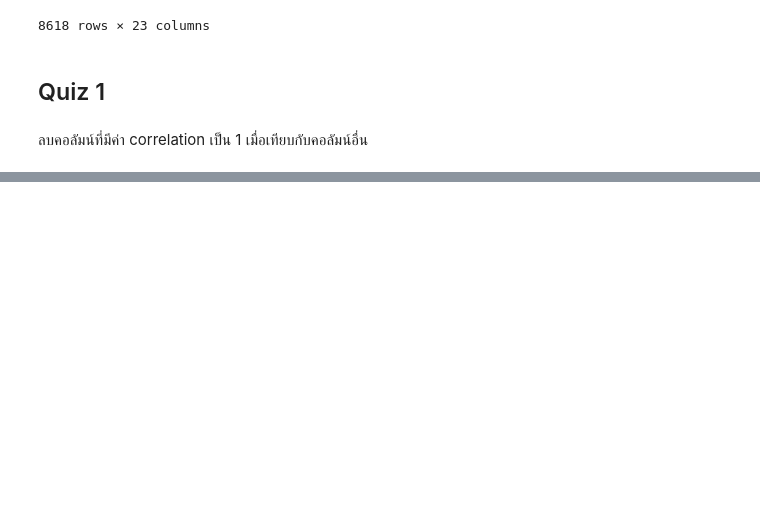
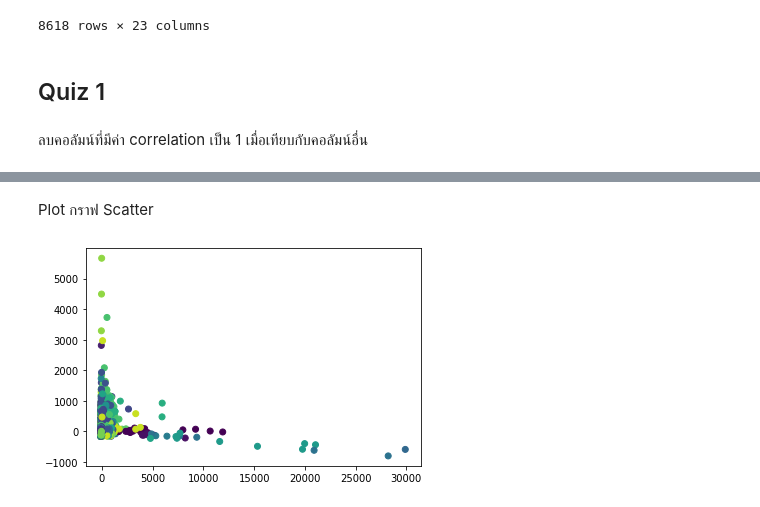
Before and after one commit to Wikanda-Hongboonmee/multivariate, a Jupyter notebook: Chapter3_PCA.ipynb, the cells around one changed output, grey strips where cells are left out. Cells and saved outputs as stored; diff of their text form; code cells hidden in the pictures; blank space fills up the shorter version.

```diff
--- a/Chapter3_PCA.ipynb
+++ b/Chapter3_PCA.ipynb
@@ -512,0 +559,3 @@ newdata.iloc[:5,28:38]
+# %%
+FG = set(data['FoodGroup'])
+FG
@@ -512,0 +582,7 @@ newdata.iloc[:5,28:38]
+# %%
+color_list = {}
+num = 0
+for each_fg in FG :
+  if each_fg not in color_list :
+    color_list[each_fg] = num
+    num += 1
@@ -512,0 +611,2 @@ newdata.iloc[:5,28:38]
+# %%
+data_dropped2 = data_dropped.replace(color_list)
@@ -512,0 +629,6 @@ newdata.iloc[:5,28:38]
+# %% [markdown]
+Plot กราฟ Scatter
+# %%
+plt.scatter(new_pca[:,0], new_pca[:,1], c = data_dropped2['FoodGroup']) ;
+# %% [output]
+[figure, added]
```
Also changed, not shown: parts of 21 cells of this notebook.
